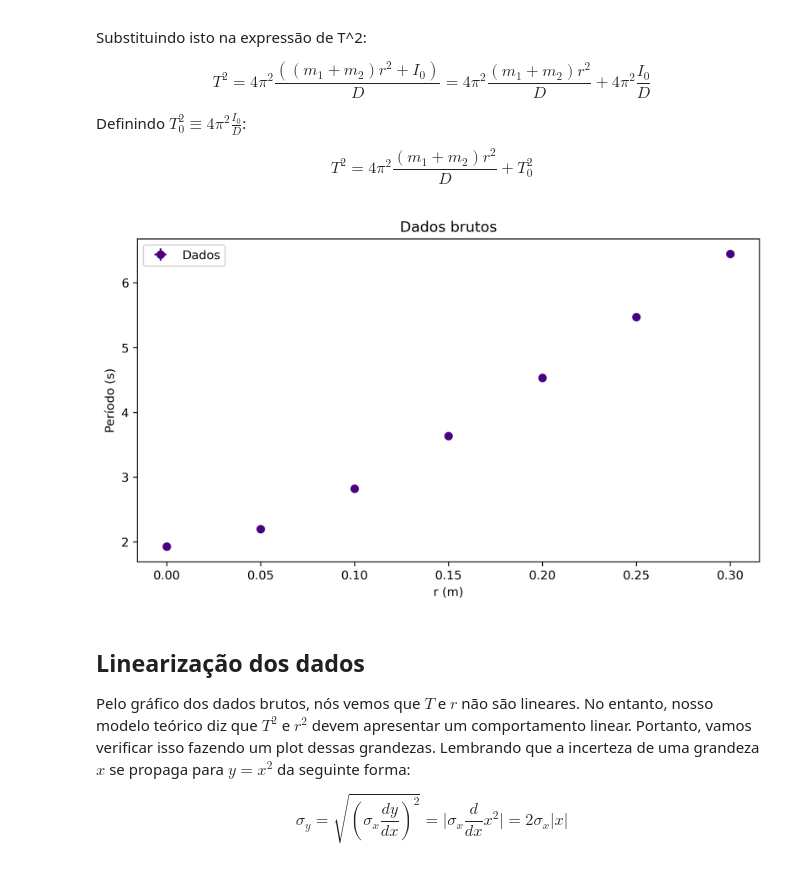
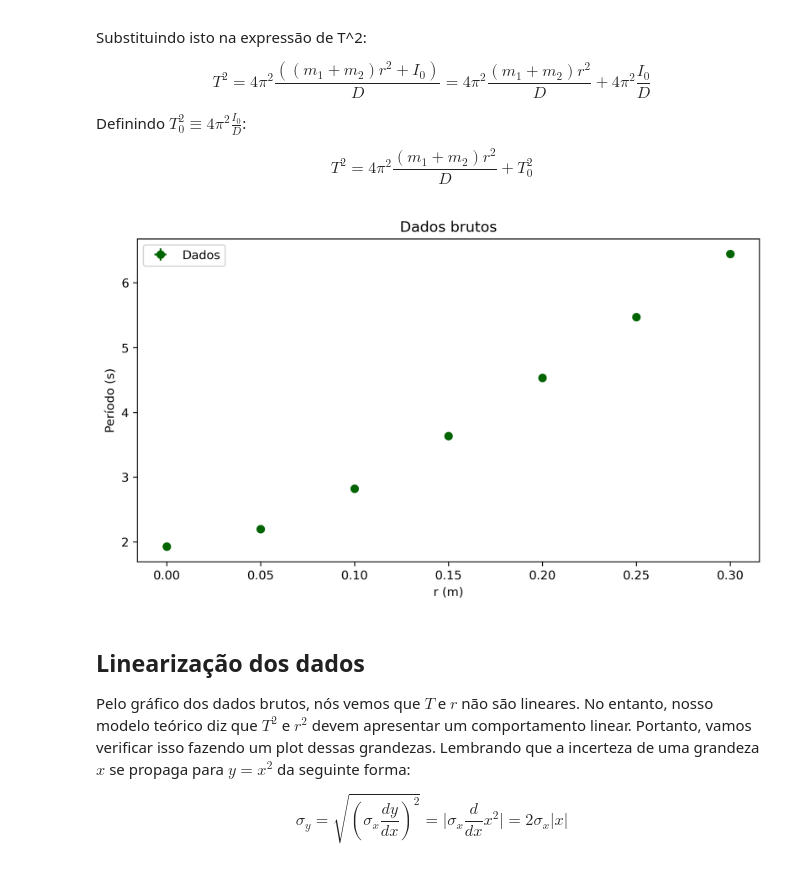
Before and after one commit to viniciusrocca/College_Codes, a Jupyter notebook: Lab_InertiaMoment.ipynb, the cells around one changed output. Cells and saved outputs as stored; diff of their text form; code cells hidden in the pictures.

```diff
--- a/Lab_InertiaMoment.ipynb
+++ b/Lab_InertiaMoment.ipynb
@@ -113,15 +113,15 @@ Definindo $T_0^2 \equiv 4\pi^2 \frac{I_0}{D}$:
 $$T^2 =  4\pi^2 \frac{(m_1 + m_2)r^2}{D} + T_0^2$$
 # %%
 plt.figure(figsize = [9.2,4.9], dpi = 300)
-plt.errorbar(dist,t_mean,inc_t_mean,np.full(len(dist),inc_dist), 'o', color = 'indigo', label = 'Dados')
+plt.errorbar(dist,t_mean,inc_t_mean,np.full(len(dist),inc_dist), 'o', color = 'darkgreen', label = 'Dados')
 plt.xlabel('r (m)')
 plt.ylabel(r'Período (s)')
 plt.title('Dados brutos')
 plt.legend()
-#plt.savefig('TxDL_brutos.pdf', dpi =300)
+plt.savefig('TxR_brutos.pdf', dpi =300)
 plt.show()
 # %% [output]
-[figure, old version]
+[figure, new version]
 # %% [markdown]
 ## Linearização dos dados
 
```
Also changed, not shown: parts of 23 cells of this notebook.
